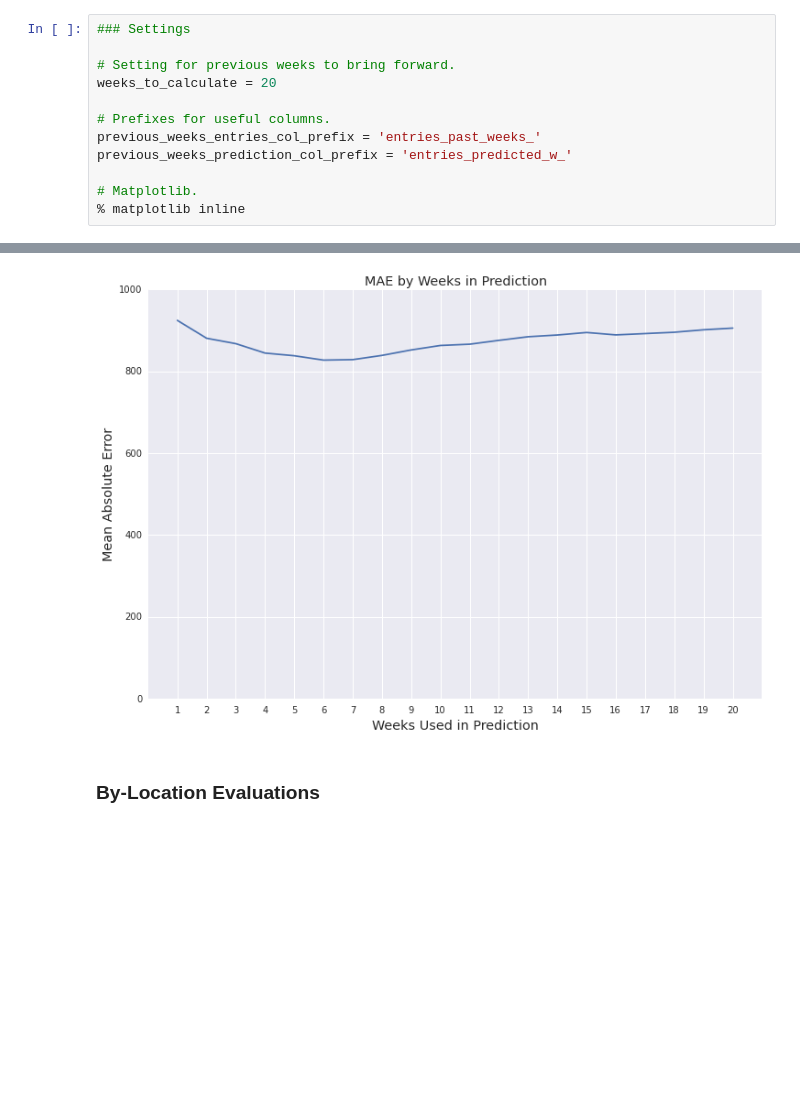
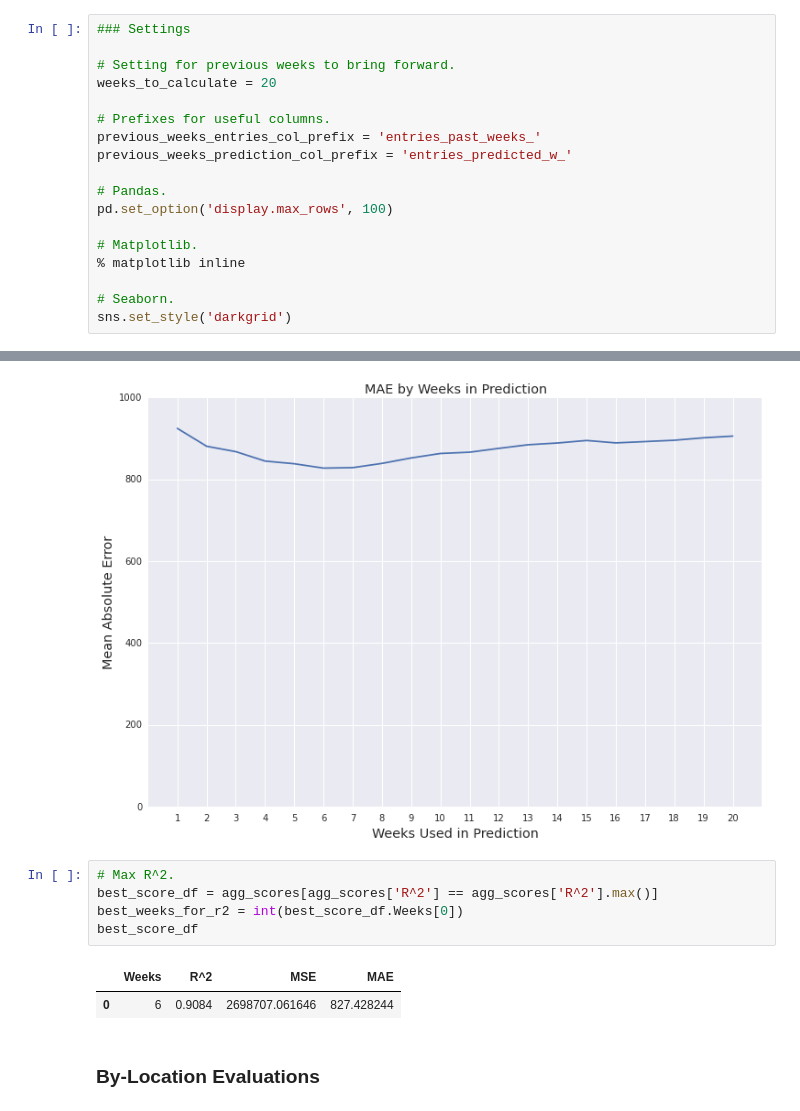
Before and after one commit to azampagl/harvard-capstone, a Jupyter notebook: src/prediction/simple_past_weeks_predictions.ipynb, the cells around one changed output, grey strips where cells are left out. Saved outputs shown, nothing was run; the diff lists cells and outputs as text; blank space fills up the shorter version.

```diff
--- a/src/prediction/simple_past_weeks_predictions.ipynb
+++ b/src/prediction/simple_past_weeks_predictions.ipynb
@@ -26,8 +26,14 @@ weeks_to_calculate = 20
 previous_weeks_entries_col_prefix = 'entries_past_weeks_'
 previous_weeks_prediction_col_prefix = 'entries_predicted_w_'
 
+# Pandas.
+pd.set_option('display.max_rows', 100)
+
 # Matplotlib.
 % matplotlib inline
+
+# Seaborn.
+sns.set_style('darkgrid')
 # %% [markdown]
 ## Data
 # %% [markdown]
@@ -137,6 +155,14 @@ plt.show()
 # %% [output]
 [figure]
 [figure]
+# %%
+# Max R^2.
+best_score_df = agg_scores[agg_scores['R^2'] == agg_scores['R^2'].max()]
+best_weeks_for_r2 = int(best_score_df.Weeks[0])
+best_score_df
+# %% [output]
+|  | Weeks | R^2 | MSE | MAE |
+| 0 | 6 | 0.9084 | 2698707.061646 | 827.428244 |
 # %% [markdown]
 ### By-Location Evaluations
 # %%
```
Also changed, not shown: parts of 12 cells of this notebook.
